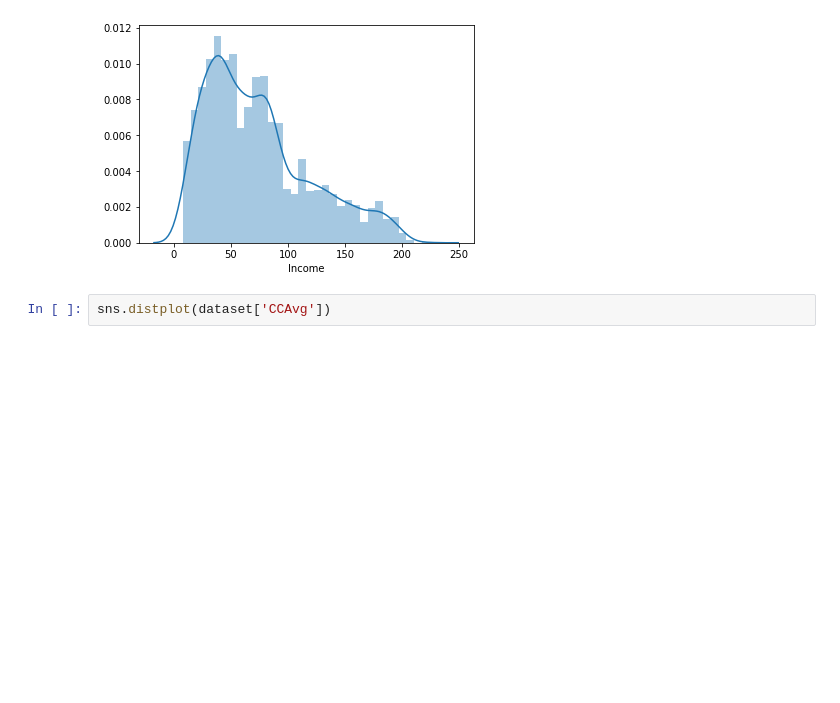
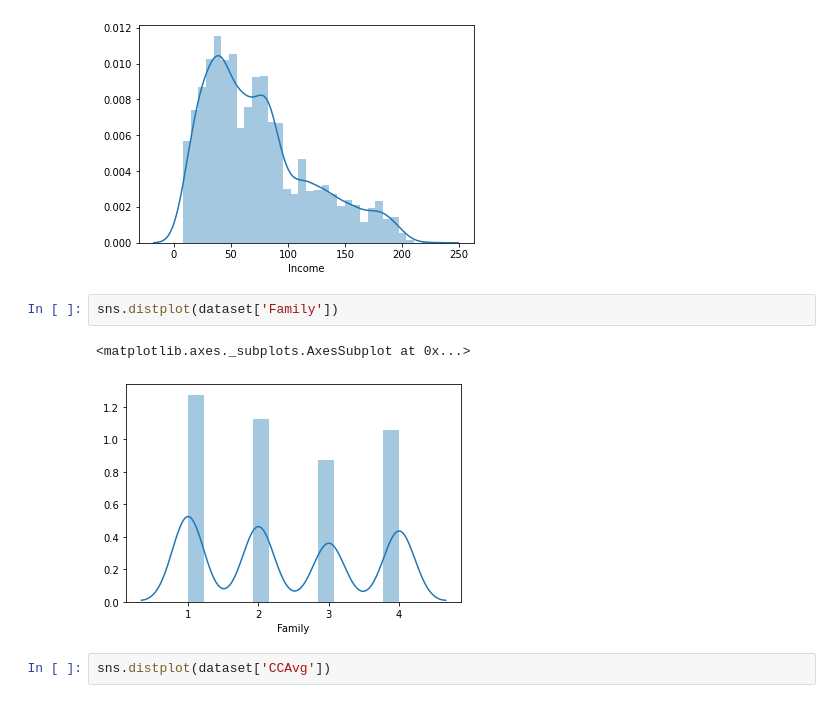
Before and after one commit to SAI-CHANDRA415/ML-INTERNSHIP, a Jupyter notebook: MLINTERN.ipynb, the cells around one changed output. Saved outputs shown, nothing was run; the diff lists cells and outputs as text; blank space fills up the shorter version.

```diff
--- a/MLINTERN.ipynb
+++ b/MLINTERN.ipynb
@@ -209,6 +215,11 @@ sns.distplot(dataset['Income'])
 # %% [output]
 <matplotlib.axes._subplots.AxesSubplot at 0x...>
 [figure]
+# %%
+sns.distplot(dataset['Family'])
+# %% [output]
+<matplotlib.axes._subplots.AxesSubplot at 0x...>
+[figure, added]
 # %%
 sns.distplot(dataset['CCAvg'])
 # %% [output]
```
Also changed, not shown: parts of 20 cells of this notebook.
